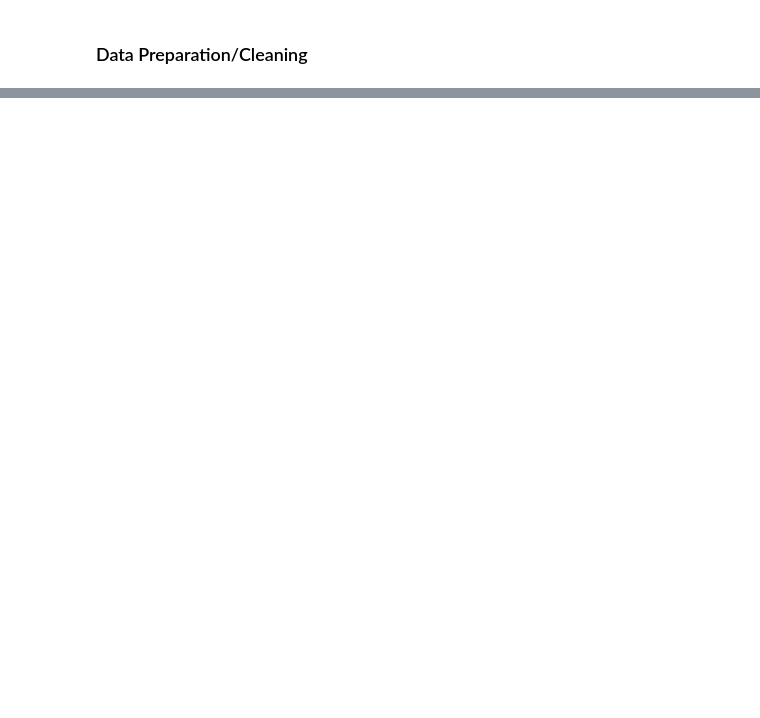
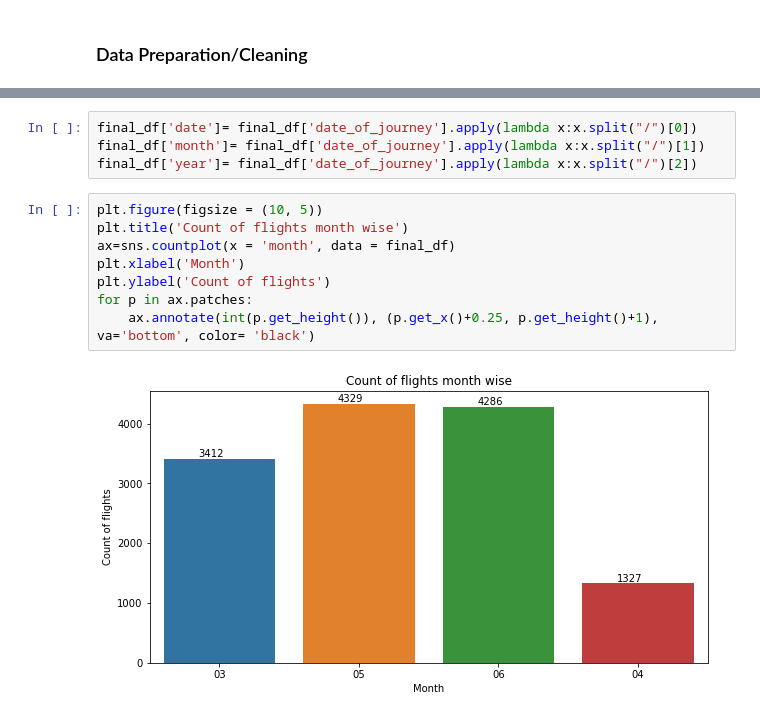
Before and after one commit to kirandhasade/flight_code_analysis, a Jupyter notebook: Flight Prediction.ipynb, the cells around one changed output, grey strips where cells are left out. Cells and saved outputs as stored; diff of their text form; blank space fills up the shorter version.

```diff
--- a/Flight Prediction.ipynb
+++ b/Flight Prediction.ipynb
@@ -135,0 +389,14 @@ def data_preperation(dataframe)
+# %%
+final_df['date']= final_df['date_of_journey'].apply(lambda x:x.split("/")[0])
+final_df['month']= final_df['date_of_journey'].apply(lambda x:x.split("/")[1])
+final_df['year']= final_df['date_of_journey'].apply(lambda x:x.split("/")[2])
+# %%
+plt.figure(figsize = (10, 5))
+plt.title('Count of flights month wise')
+ax=sns.countplot(x = 'month', data = final_df)
+plt.xlabel('Month')
+plt.ylabel('Count of flights')
+for p in ax.patches:
+    ax.annotate(int(p.get_height()), (p.get_x()+0.25, p.get_height()+1), va='bottom', color= 'black')
+# %% [output]
+[figure, added]
```
Also changed, not shown: parts of 50 cells of this notebook.
